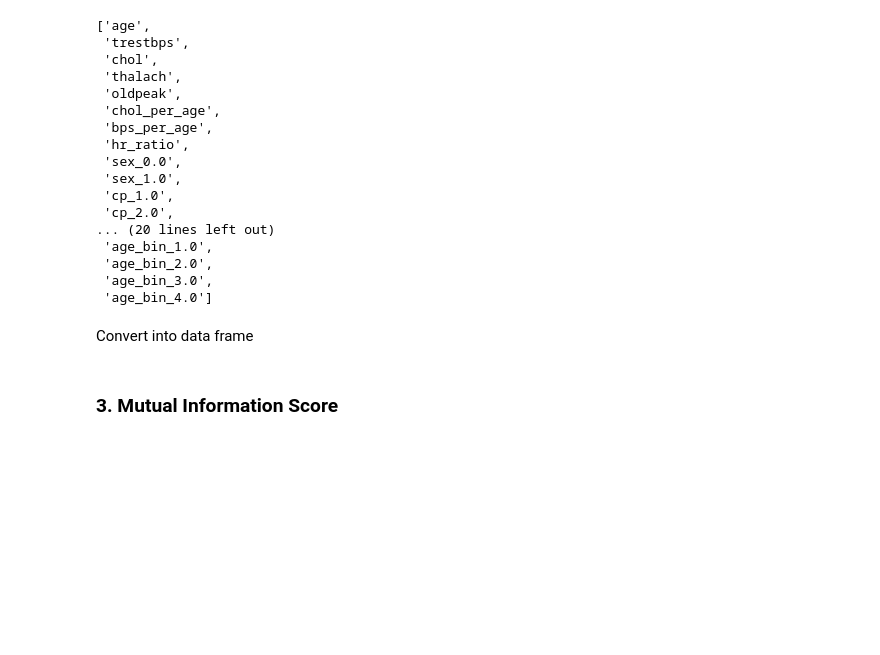
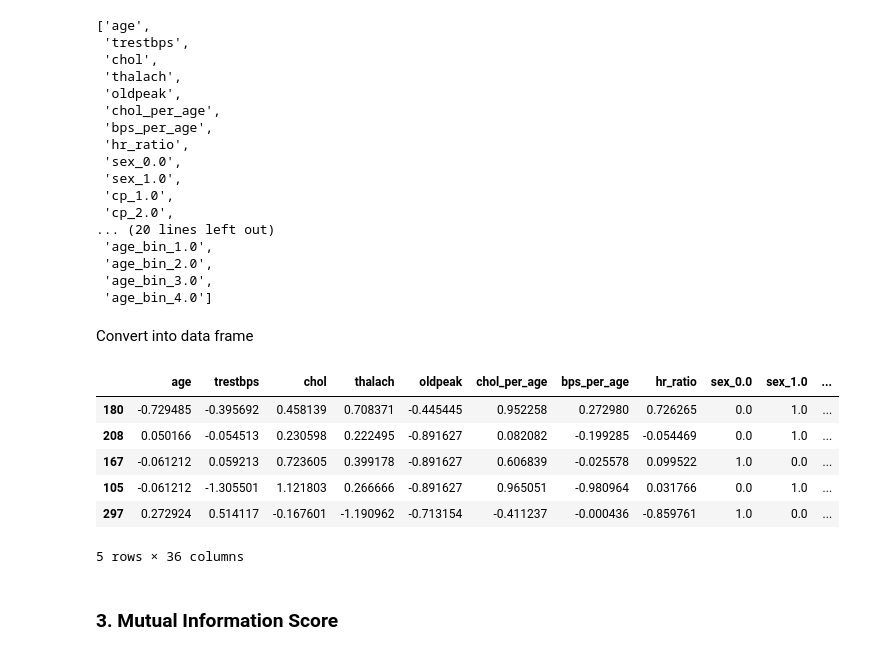
Before and after one commit to btduyforwork/heart-disease-dianosis, a Jupyter notebook: notebooks/heart_disease_FE.ipynb, the cells around one changed output. Drawn from its saved outputs; the diff is of its cells as text; code cells hidden in the pictures; blank space fills up the shorter version.

```diff
--- a/notebooks/heart_disease_FE.ipynb
+++ b/notebooks/heart_disease_FE.ipynb
@@ -478,6 +478,16 @@ Convert into data frame
 X_fe_train_df = pd.DataFrame(X_fe_train, columns=full_features, index=X_train.index)
 X_fe_test_df = pd.DataFrame(X_fe_test, columns=full_features, index=X_test.index)
 X_fe_val_df = pd.DataFrame(X_fe_val, columns=full_features, index=X_val.index)
+# %%
+X_fe_train_df.head()
+# %% [output]
+|  | age | trestbps | chol | thalach | oldpeak | chol_per_age | bps_per_age | hr_ratio | sex_0.0 | sex_1.0 | ... |
+| 180 | -0.729485 | -0.395692 | 0.458139 | 0.708371 | -0.445445 | 0.952258 | 0.272980 | 0.726265 | 0.0 | 1.0 | ... |
+| 208 | 0.050166 | -0.054513 | 0.230598 | 0.222495 | -0.891627 | 0.082082 | -0.199285 | -0.054469 | 0.0 | 1.0 | ... |
+| 167 | -0.061212 | 0.059213 | 0.723605 | 0.399178 | -0.891627 | 0.606839 | -0.025578 | 0.099522 | 1.0 | 0.0 | ... |
+| 105 | -0.061212 | -1.305501 | 1.121803 | 0.266666 | -0.891627 | 0.965051 | -0.980964 | 0.031766 | 0.0 | 1.0 | ... |
+| 297 | 0.272924 | 0.514117 | -0.167601 | -1.190962 | -0.713154 | -0.411237 | -0.000436 | -0.859761 | 1.0 | 0.0 | ... |
+5 rows × 36 columns
 # %% [markdown]
 ### 3. Mutual Information Score
 # %%
```
Also changed, not shown: parts of 18 cells of this notebook, 3 other files.
